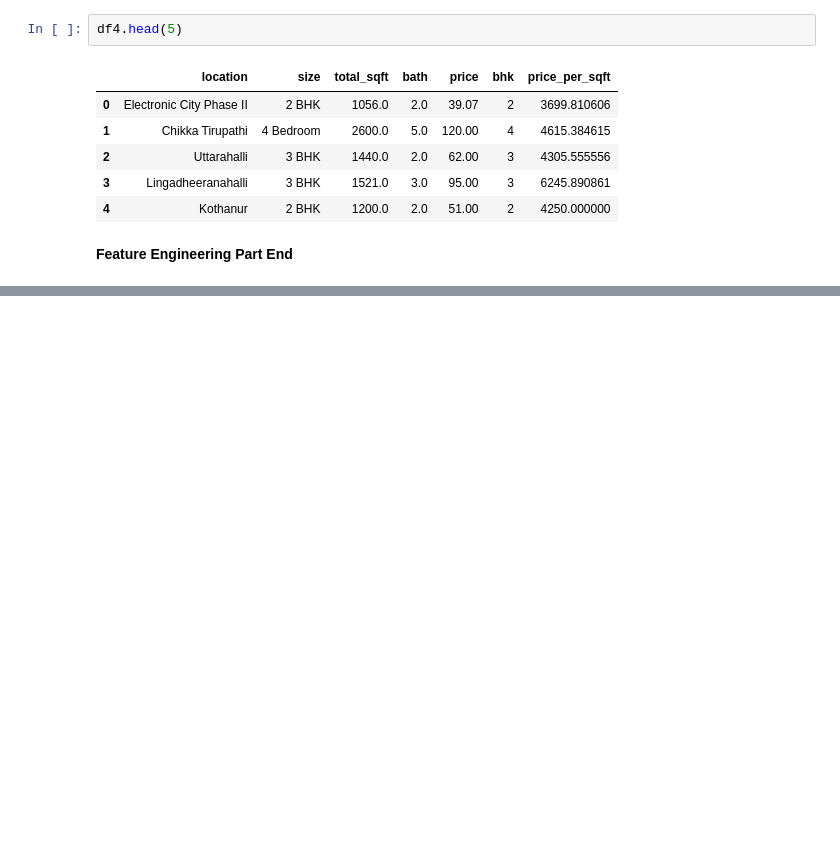
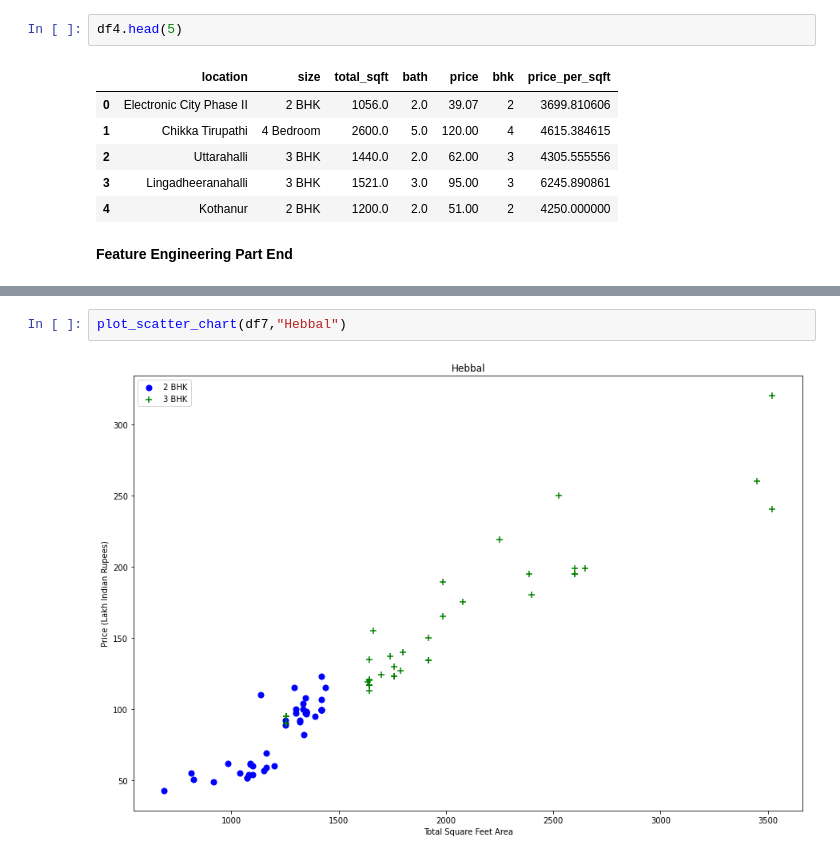
Before and after one commit to Void-Brain70/Coursera_TF_AI_ML_DL, a Jupyter notebook: ML_&_DS_Project.ipynb, the cells around one changed output, grey strips where cells are left out. Saved outputs shown, nothing was run; the diff lists cells and outputs as text; blank space fills up the shorter version.

```diff
--- a/ML_&_DS_Project.ipynb
+++ b/ML_&_DS_Project.ipynb
@@ -257,0 +351,4 @@ df4.head(5)
+# %%
+plot_scatter_chart(df7,"Hebbal")
+# %% [output]
+[figure, added]
```
Also changed, not shown: parts of 19 cells of this notebook.
